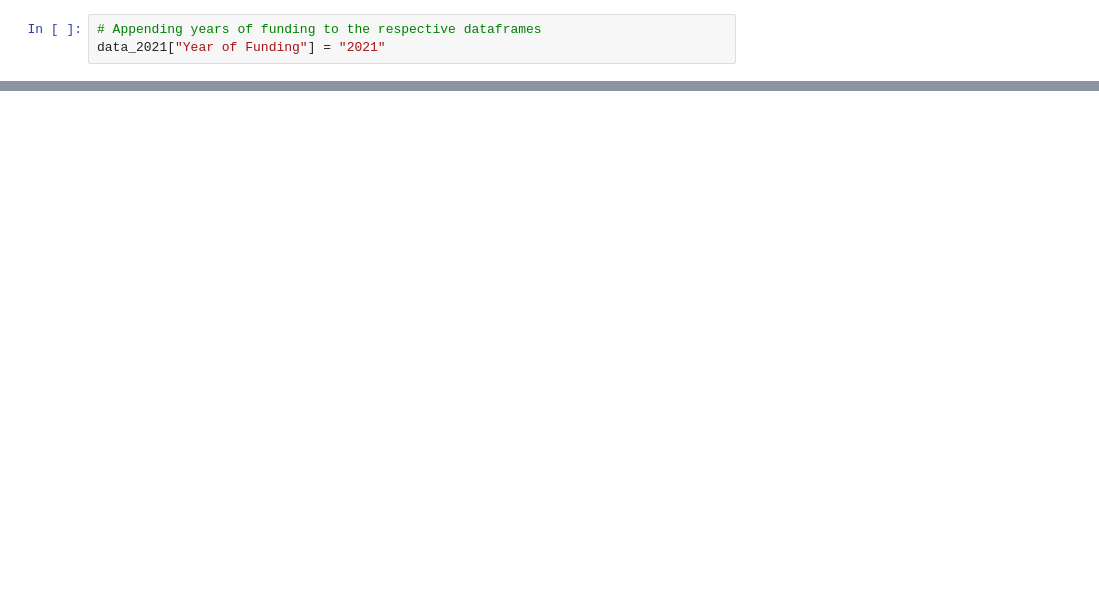
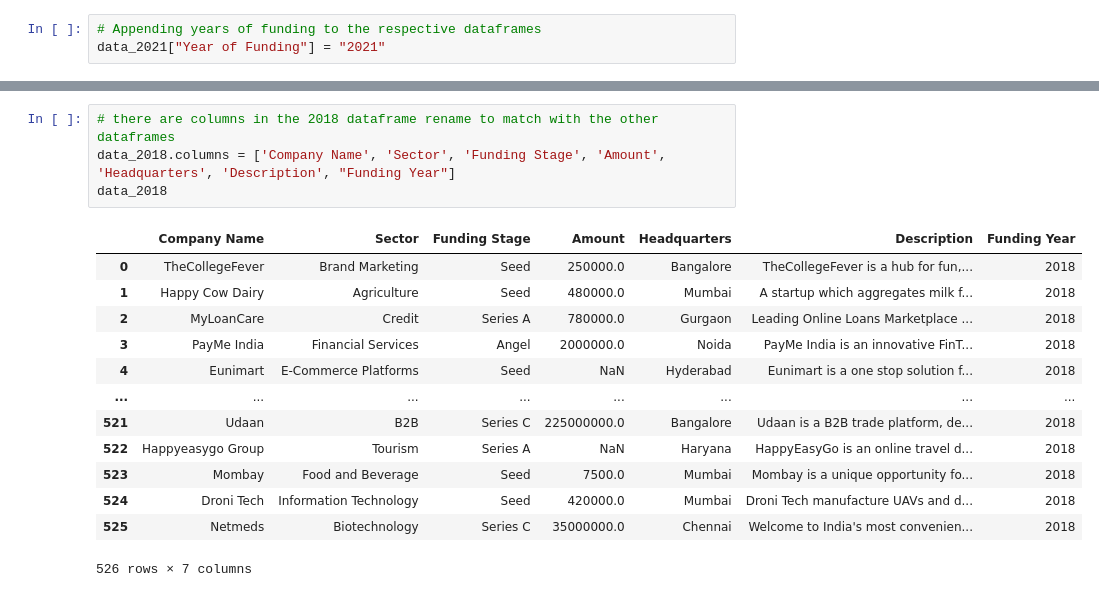
Before and after one commit to GYASIHAYFORD/TEAM_HAVANA1, a Jupyter notebook: Indian_Start_Up_Fund.ipynb, the cells around one changed output, grey strips where cells are left out. Saved outputs shown, nothing was run; the diff lists cells and outputs as text; blank space fills up the shorter version.

```diff
--- a/Indian_Start_Up_Fund.ipynb
+++ b/Indian_Start_Up_Fund.ipynb
@@ -428,0 +450,18 @@ data_2021["Year of Funding"] = "2021"
+# %%
+# there are columns in the 2018 dataframe rename to match with the other dataframes
+data_2018.columns = ['Company Name', 'Sector', 'Funding Stage', 'Amount', 'Headquarters', 'Description', "Funding Year"]
+data_2018
+# %% [output]
+|  | Company Name | Sector | Funding Stage | Amount | Headquarters | Description | Funding Year |
+| 0 | TheCollegeFever | Brand Marketing | Seed | 250000.0 | Bangalore | TheCollegeFever is a hub for fun,... | 2018 |
+| 1 | Happy Cow Dairy | Agriculture | Seed | 480000.0 | Mumbai | A startup which aggregates milk f... | 2018 |
+| 2 | MyLoanCare | Credit | Series A | 780000.0 | Gurgaon | Leading Online Loans Marketplace ... | 2018 |
+| 3 | PayMe India | Financial Services | Angel | 2000000.0 | Noida | PayMe India is an innovative FinT... | 2018 |
+| 4 | Eunimart | E-Commerce Platforms | Seed | NaN | Hyderabad | Eunimart is a one stop solution f... | 2018 |
+| ... | ... | ... | ... | ... | ... | ... | ... |
+| 521 | Udaan | B2B | Series C | 225000000.0 | Bangalore | Udaan is a B2B trade platform, de... | 2018 |
+| 522 | Happyeasygo Group | Tourism | Series A | NaN | Haryana | HappyEasyGo is an online travel d... | 2018 |
+| 523 | Mombay | Food and Beverage | Seed | 7500.0 | Mumbai | Mombay is a unique opportunity fo... | 2018 |
+| 524 | Droni Tech | Information Technology | Seed | 420000.0 | Mumbai | Droni Tech manufacture UAVs and d... | 2018 |
+| 525 | Netmeds | Biotechnology | Series C | 35000000.0 | Chennai | Welcome to India's most convenien... | 2018 |
+526 rows × 7 columns
```
Also changed, not shown: parts of 8 cells of this notebook.
